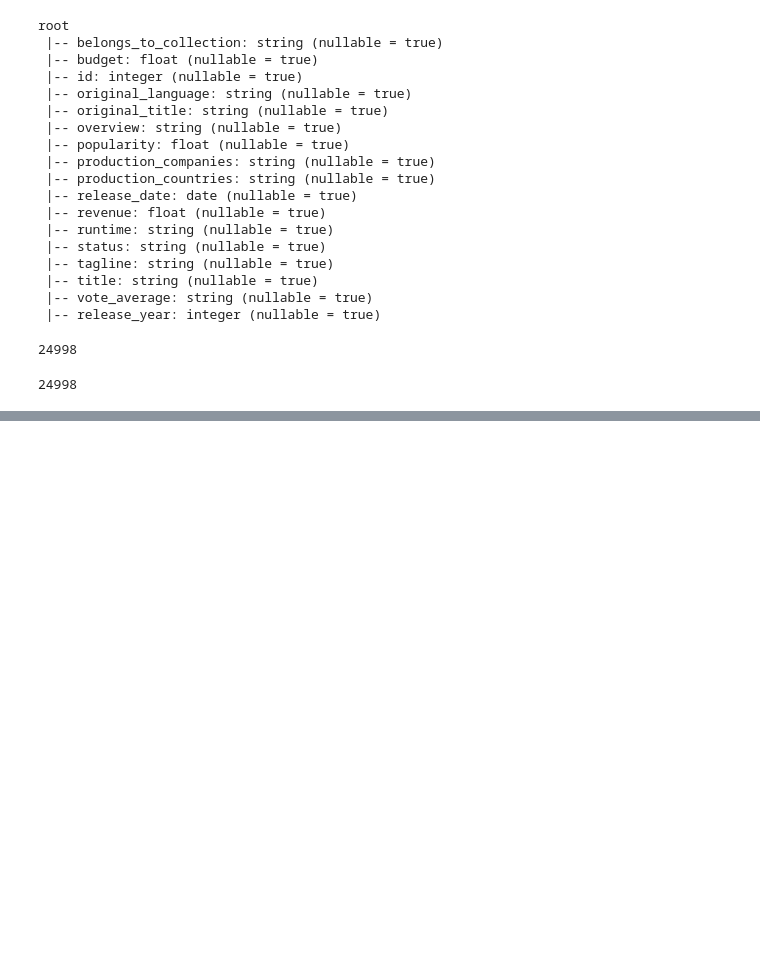
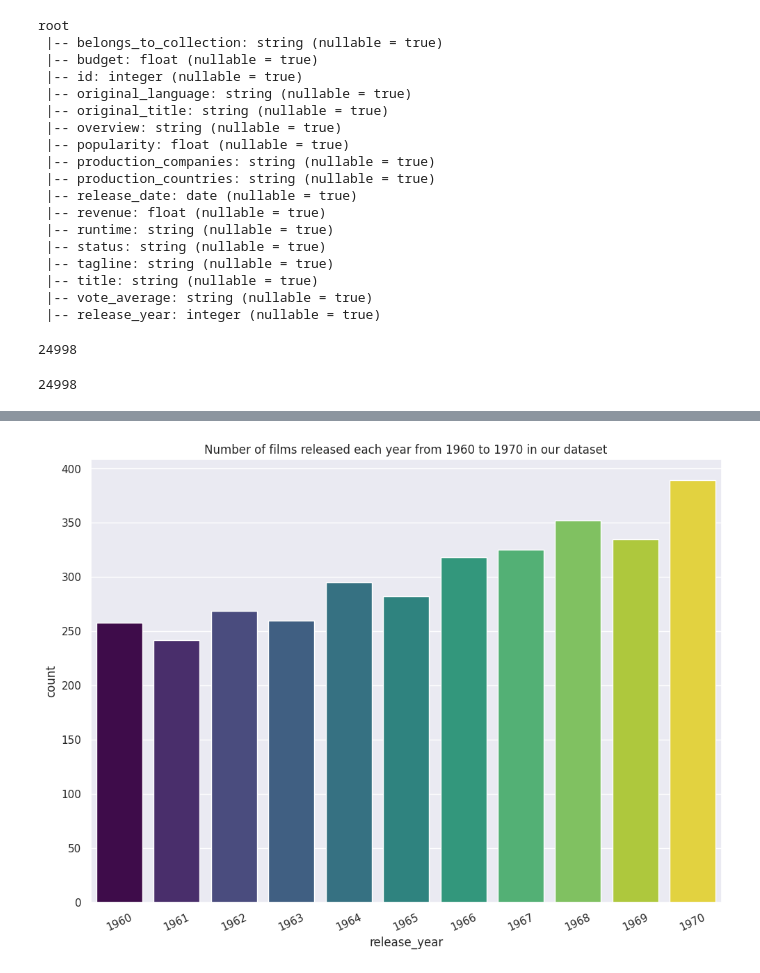
Before and after one commit to amien1410/colab-notebooks, a Jupyter notebook: Colab_Pyspark_Utility_Functions_and_Visualizations.ipynb, the cells around one changed output, grey strips where cells are left out. Saved outputs shown, nothing was run; the diff lists cells and outputs as text; code cells hidden in the pictures; blank space fills up the shorter version.

```diff
--- a/Colab_Pyspark_Utility_Functions_and_Visualizations.ipynb
+++ b/Colab_Pyspark_Utility_Functions_and_Visualizations.ipynb
@@ -524,0 +575,15 @@ df.join(broadcast(df_p1), df['id'] == df_p1['id'],'left_semi').count()
+# %%
+# Step 1: Preparing the data using Spark functions and converting to pandas DataFrame
+df_cat=df.filter("(release_year>1959) and (release_year<1971)").groupby('release_year').count().toPandas()
+
+# Step 2: Sorting the values for display
+df_cat=df_cat.sort_values(by=['release_year'], ascending=False)
+
+# Step 3: Plotting the data
+sns.set(rc={'figure.figsize':(11.7,8.27)})
+sns.barplot(x=df_cat['release_year'],y=df_cat['count'], hue=df_cat['release_year'], palette='viridis', legend=False)
+plt.xticks(rotation=25)
+plt.title('Number of films released each year from 1960 to 1970 in our dataset')
+plt.show()
+# %% [output]
+[figure, added]
```
Also changed, not shown: parts of 5 cells of this notebook.
